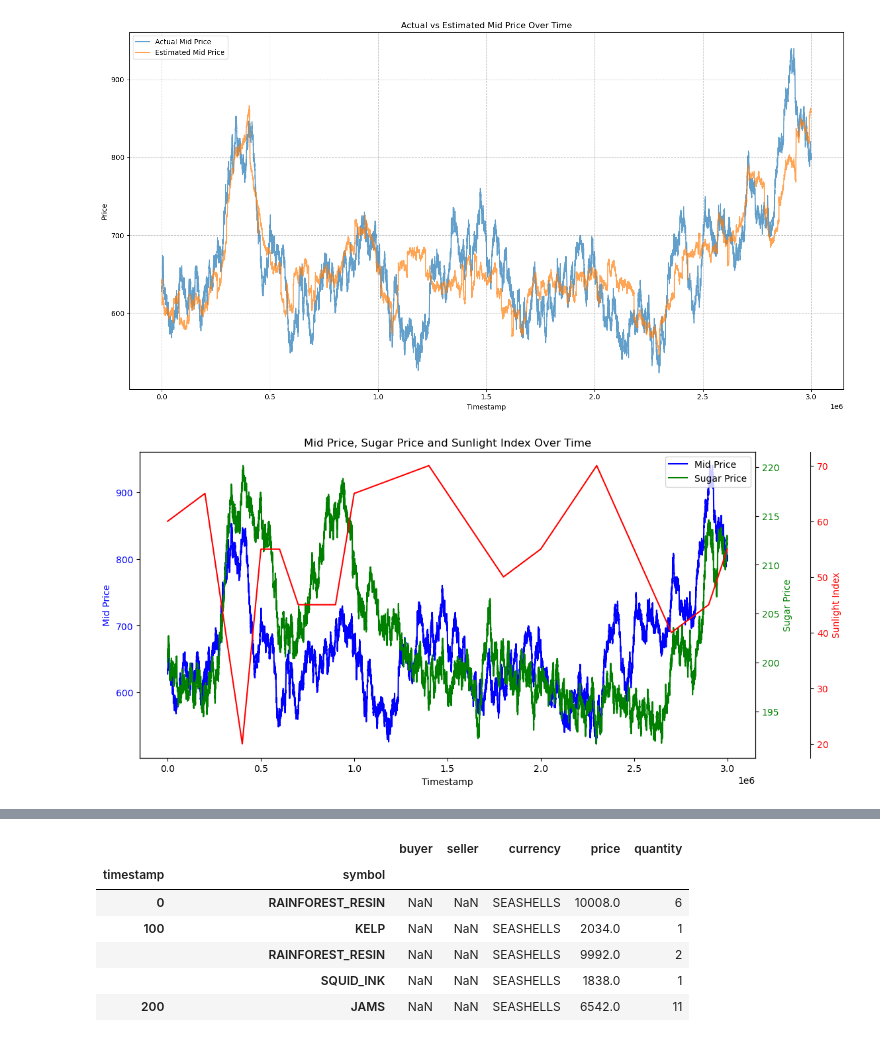
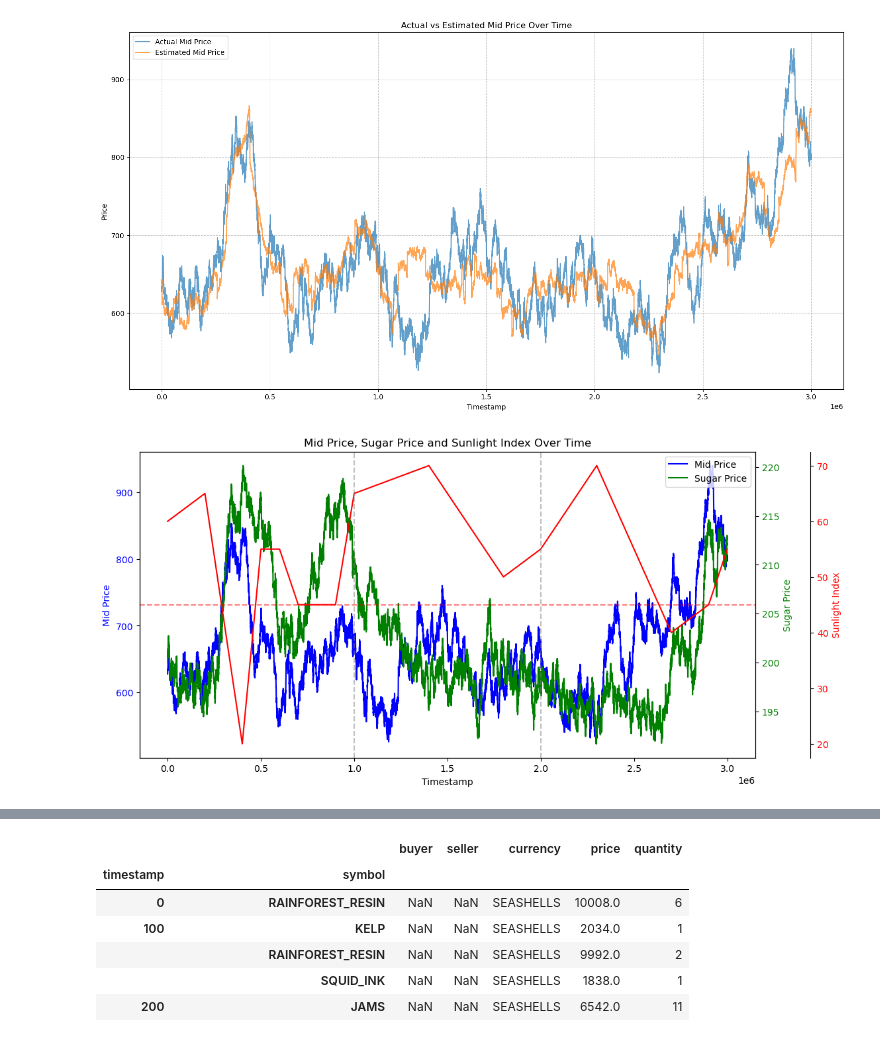
Before and after one commit to AnKhanhKiki/IMC-Trading, a Jupyter notebook: notebooks/round4.ipynb, the cells around one changed output, grey strips where cells are left out. Cells and saved outputs as stored; diff of their text form; code cells hidden in the pictures.

```diff
--- a/notebooks/round4.ipynb
+++ b/notebooks/round4.ipynb
@@ -310,31 +310,36 @@ plt.show()
 # %%
 fig, ax1 = plt.subplots(figsize=(12, 6))
 
 # Plot mid price on primary y-axis
 ax1.plot(odf.index, (odf['bidPrice'] + odf['askPrice'])/2, label='Mid Price', color='blue')
 ax1.set_xlabel('Timestamp')
 ax1.set_ylabel('Mid Price', color='blue')
 ax1.tick_params(axis='y', labelcolor='blue')
 
 # Create secondary y-axis for sugar price
 ax2 = ax1.twinx()
 ax2.plot(odf.index, odf['sugarPrice'], label='Sugar Price', color='green')
 ax2.set_ylabel('Sugar Price', color='green')
 ax2.tick_params(axis='y', labelcolor='green')
 
 # Create third y-axis for sunlight index
 ax3 = ax1.twinx()
 ax3.spines['right'].set_position(('outward', 60))  # Offset the third axis
 ax3.plot(odf.index, odf['sunlightIndex'], label='Sunlight Index', color='red')
 ax3.set_ylabel('Sunlight Index', color='red')
 ax3.tick_params(axis='y', labelcolor='red')
 
 # Combine legends from both axes
 lines1, labels1 = ax1.get_legend_handles_labels()
 lines2, labels2 = ax2.get_legend_handles_labels()
 ax2.legend(lines1 + lines2, labels1 + labels2, loc='upper right')
 
+# Add vertical lines at timestamps 1000000 and 2000000
+plt.axvline(x=1000000, color='gray', linestyle='--', alpha=0.5)
+plt.axvline(x=2000000, color='gray', linestyle='--', alpha=0.5)
+plt.axhline(y=45, color='red', linestyle='--', alpha=0.5)
+
 plt.title('Mid Price, Sugar Price and Sunlight Index Over Time')
 plt.show()
 # %% [output]
-[figure, old version]
+[figure, new version]
```
Also changed, not shown: parts of 4 cells of this notebook.
